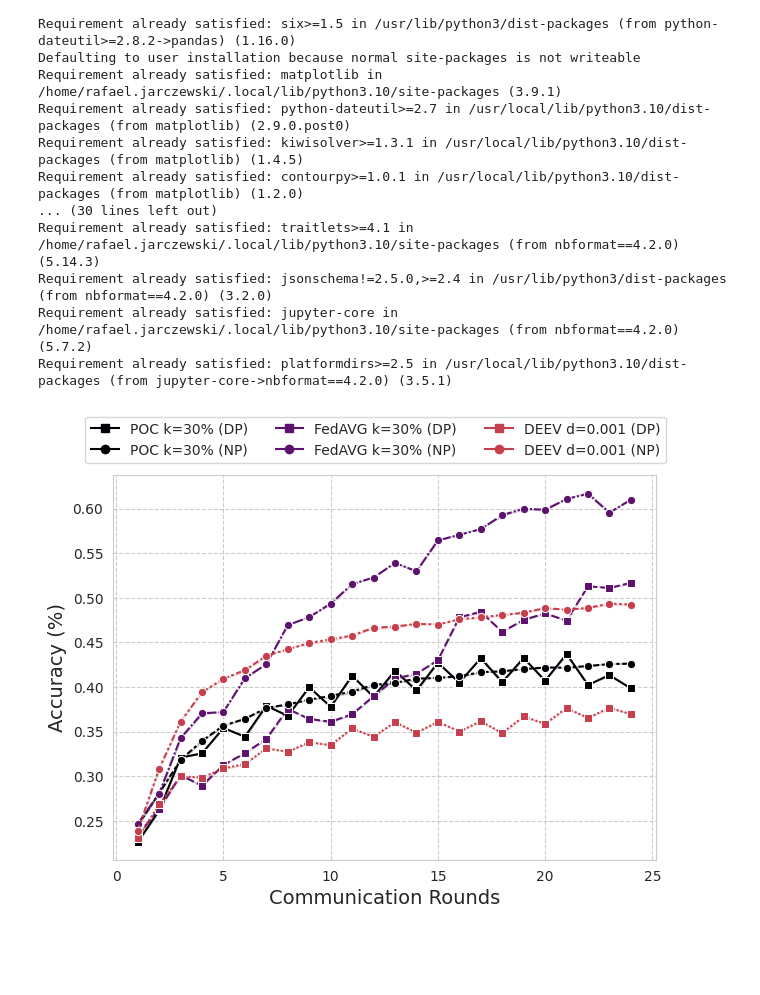
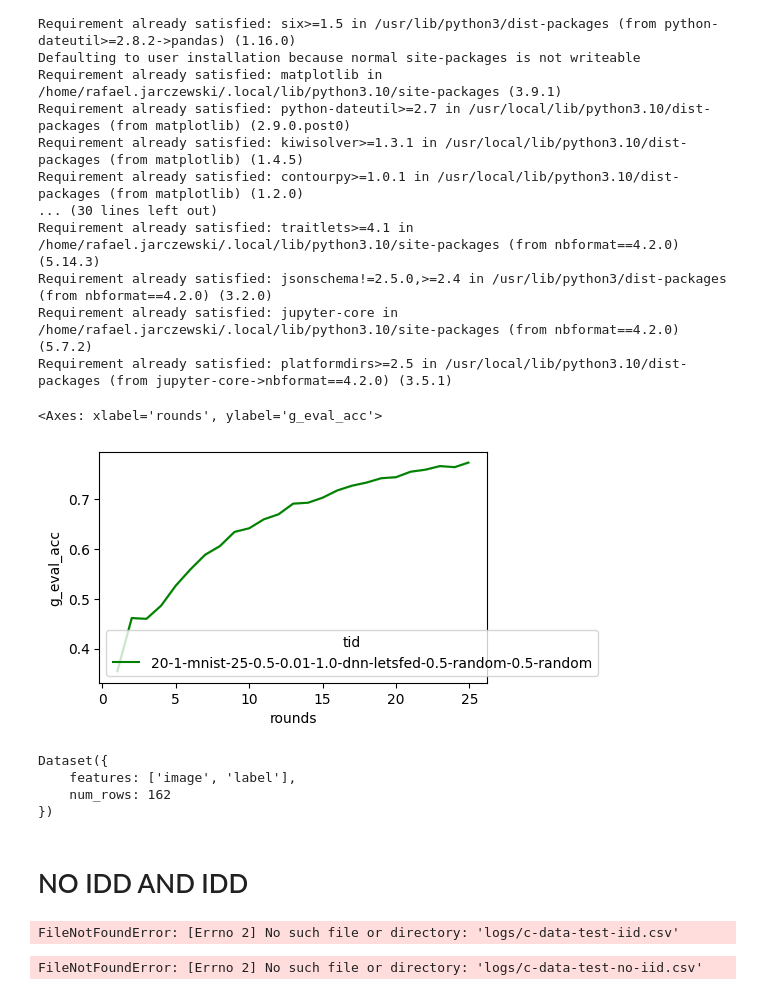
Before and after one commit to rafaeloj/LetsFed, a Jupyter notebook: ds copy.ipynb, the cells around one changed output. Drawn from its saved outputs; the diff is of its cells as text; code cells hidden in the pictures; blank space fills up the shorter version.

```diff
--- a/ds copy.ipynb
+++ b/ds copy.ipynb
@@ -30,7 +30,5 @@ from matplotlib.lines import Line2D
 from matplotlib.patches import Patch
 import numpy as np
 # %%
-raw_client_data = pd.read_csv('./logs/c-data-mnist-to-paper.csv')
-raw_server_data = pd.read_csv('./logs/s-data-mnist-to-paper.csv')
-raw_client_data_100 = pd.read_csv('./logs/c-data.csv')
-raw_server_data_100 = pd.read_csv('./logs/s-data.csv')
+raw_client_data = pd.read_csv('./logs/c-data-letsfed.csv')
+raw_server_data = pd.read_csv('./logs/s-data.csv')
@@ -76,22 +34,0 @@ legends = [
-# %%
-fig, ax = plt.subplots(figsize=(7,5))
-sns.lineplot(
-    ax=ax,
-    data=cd.loc[cd['rounds'] < 25],
-    y='g_eval_acc',
-    x='rounds',
-    hue='config_test',
-    style='config_test',
-    markers=markers,
-    palette=palette,
-    errorbar=('ci', False),
-)
-ax.set_xlabel('Communication Rounds', fontsize=14)
-ax.set_ylabel('Accuracy (%)', fontsize=14)
-ax.grid(True)
-# h, l = ax.get_legend_handles_labels()
-ax.get_legend().remove()
-fig.legend(handles=legends, bbox_to_anchor=(0.5,0.95), ncol=3, loc='center')
-fig.savefig("literature_compare.png", dpi=500)
-# %% [output]
-[figure, removed]
@@ -97,0 +37,16 @@ fig.savefig("literature_compare.png", dpi=500)
+# %%
+fig, ax = plt.subplots(figsize=(5,3))
+sns.lineplot(
+    ax=ax,
+    data=raw_client_data,
+    y='g_eval_acc',
+    x='rounds',
+    # hue='tid',
+    style='tid',
+    dashes=[[1,0],[1,0],[1,0], [1,1],[1,1],[1,1]],
+    errorbar=('ci', False),
+    color='green'
+)
+# %% [output]
+<Axes: xlabel='rounds', ylabel='g_eval_acc'>
+[figure, added]
@@ -97,0 +68,18 @@ fig.savefig("literature_compare.png", dpi=500)
+# %%
+a = fds.load_partition(4, 'train')
+a
+# %% [output]
+Dataset({
+    features: ['image', 'label'],
+    num_rows: 162
+})
+# %% [markdown]
+# NO IDD AND IDD
+# %%
+d = pd.read_csv('logs/c-data-test-iid.csv')
+# %% [output]
+FileNotFoundError: [Errno 2] No such file or directory: 'logs/c-data-test-iid.csv'
+# %%
+d = pd.read_csv('logs/c-data-test-no-iid.csv')
+# %% [output]
+FileNotFoundError: [Errno 2] No such file or directory: 'logs/c-data-test-no-iid.csv'
```
Also changed, not shown: parts of 10 cells of this notebook, 48 other files.
